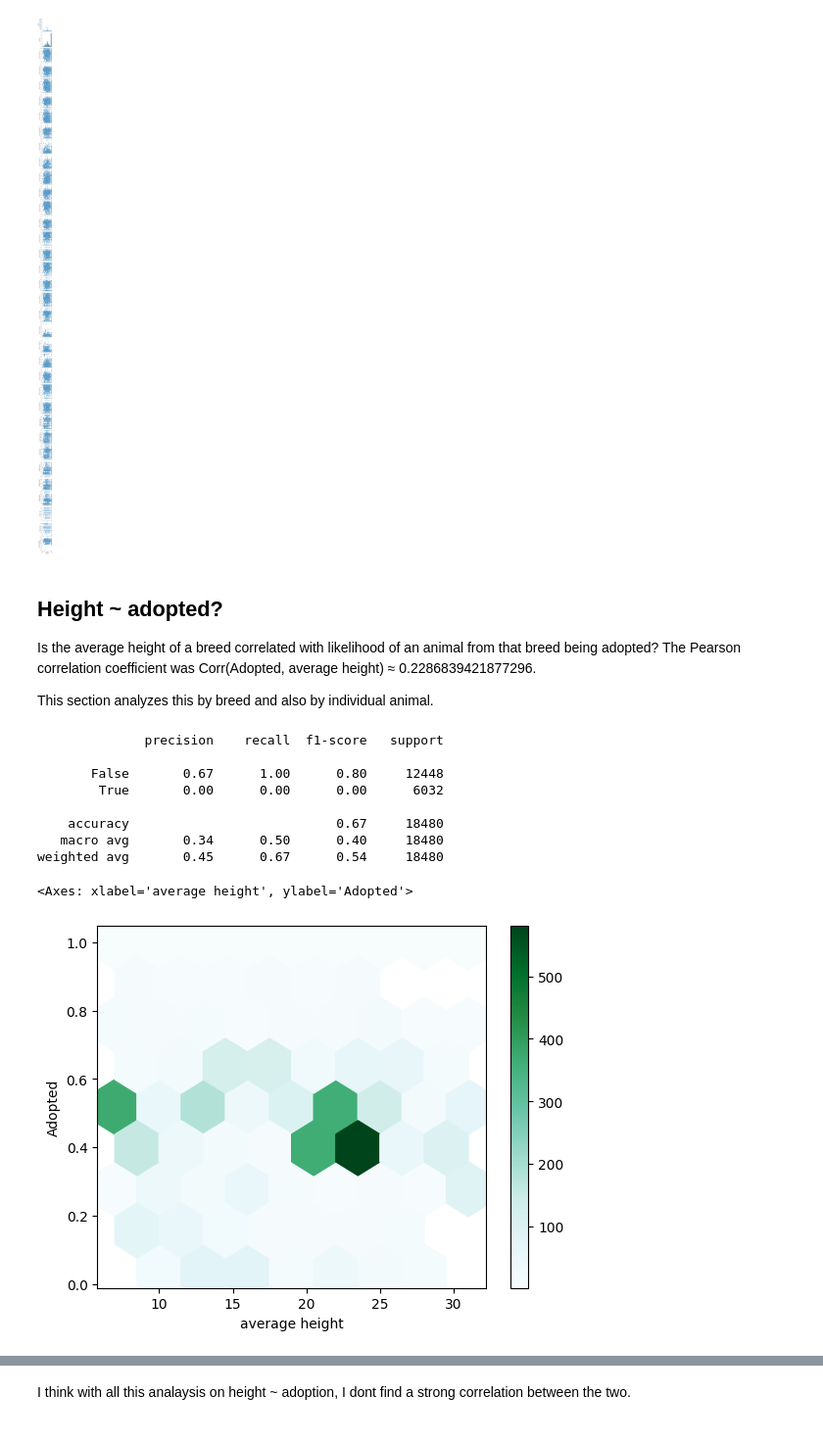
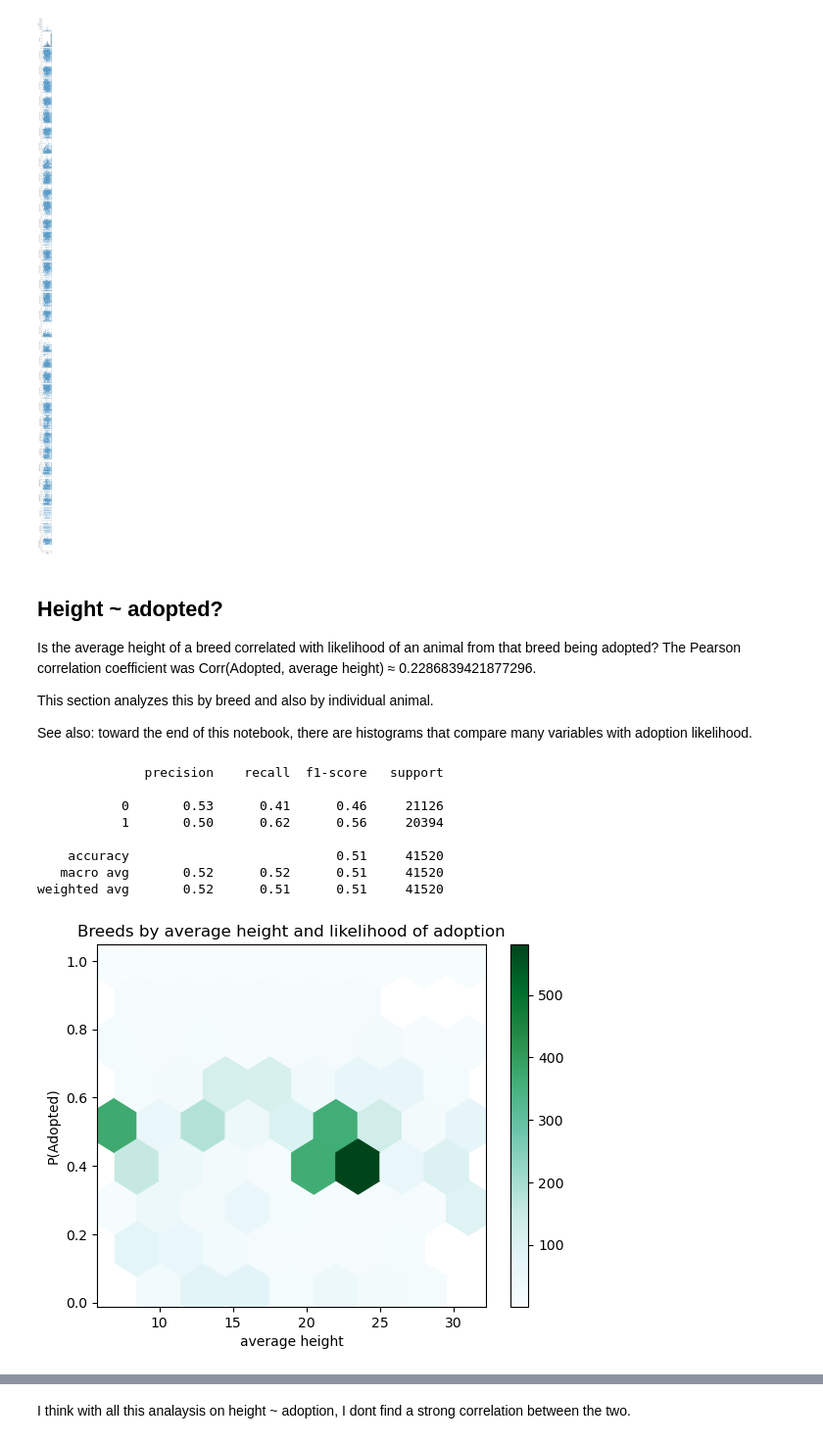
Before and after one commit to i12345/AustinAnimalCenterAnalysis, a Jupyter notebook: corr.ipynb, the cells around one changed output, grey strips where cells are left out. Shown at 98% size. Saved outputs shown, nothing was run; the diff lists cells and outputs as text; code cells hidden in the pictures.

Commit message:
ran code and updated some cells and charts

```diff
--- a/corr.ipynb
+++ b/corr.ipynb
@@ -95,57 +95,33 @@ sns.pairplot(data=df_breeds_with_info, x_vars=['Adopted'])
 Is the average height of a breed correlated with likelihood of an animal from that breed being adopted? The Pearson correlation coefficient was Corr(Adopted, average height) ≈ 0.2286839421877296.
 
 This section analyzes this by breed and also by individual animal.
+
+See also: toward the end of this notebook, there are histograms that compare many variables with adoption likelihood.
-# %%
-# TODO: perform logistic regression on the individual animals in df_out_with_breeds_info
-# to regress average_height with Adopted
-
-df_hl = df_out_with_breeds_info.dropna(how='all',axis=0)
-df_hl['average height'] = df_hl['average height'].fillna(0)
-df_hl['Adopted'] = df_hl['Adopted'].fillna(False)
-
-
-y_data = df_hl['Adopted'].astype(dtype=int)
-x_data = df_hl['average height'].astype(dtype=float)
-
-
-x_data = x_data.values.reshape(-1,1)
-
-x_training_data, x_test_data, y_training_data, y_test_data = train_test_split(x_data, y_data, test_size = 0.3)
-model = LogisticRegression()
-model.fit(x_training_data, y_training_data)
-predictions = model.predict(x_test_data)
-print(classification_report(y, model.predict(x)))
-
-
-
-#df_hl = df_out_with_breeds_info.dropna(how='any',axis=0)
-#x_hl = df_hl['height_high_inches'].astype(dtype=float)
-#y_hl = df_hl['Adopted'].astype(dtype=bool)
-#x_hl = x_hl.values.reshape(-1,1)
-
-#model_hl = LogisticRegression(solver='liblinear', random_state=0).fit(x_hl,y_hl)
-#model_hl.classes_           #show that the options are true (adopted) or false (not adopted)
-#model_hl.intercept_         #show intercept of regression
-#model_hl.coef_              #show slope of regression
-#model_hl.score(x_hl,y_hl)   #show ratio of correct predictions
-#print(classification_report(y_hl, model_hl.predict(x_hl)))
-
-
-####################################################################################################
-#For some reason the model is exclusively predicting false even after setting up in 2 different ways
-#also why is 'adopted' a bool in 'df_out_with_breeds_info' and yet a float in 'df_breeds_with_info'?
-# %% [output]
-              precision    recall  f1-score   support
-
-       False       0.67      1.00      0.80     12448
-        True       0.00      0.00      0.00      6032
-
-    accuracy                           0.67     18480
-   macro avg       0.34      0.50      0.40     18480
-weighted avg       0.45      0.67      0.54     18480
+# %%
+df_hl = df_out_with_breeds_info[['average height', 'Adopted']].dropna()
+
+y_data = df_hl['Adopted'].astype(dtype=int)
+x_data = df_hl['average height'].astype(dtype=float)
+
+x_data = x_data.values.reshape(-1,1)
+
+x_training_data, x_test_data, y_training_data, y_test_data = train_test_split(x_data, y_data, test_size = 0.3)
+model = LogisticRegression()
+model.fit(x_training_data, y_training_data)
+print(classification_report(y_test_data, model.predict(x_test_data)))
+# %% [output]
+              precision    recall  f1-score   support
+
+           0       0.53      0.41      0.46     21126
+           1       0.50      0.62      0.56     20394
+
+    accuracy                           0.51     41520
+   macro avg       0.52      0.52      0.51     41520
+weighted avg       0.52      0.51      0.51     41520
 # %%
-##TODO DONE weight applied
 df_breeds_with_info.plot.hexbin(x='average height', y='Adopted', gridsize=8, C='Count')
+plt.ylabel("P(Adopted)")
+plt.title("Breeds by average height and likelihood of adoption")
+plt.show()
 # %% [output]
-<Axes: xlabel='average height', ylabel='Adopted'>
-[figure, old version]
+[figure, new version]
```
Also changed, not shown: parts of 5 cells of this notebook, 1 other file.
